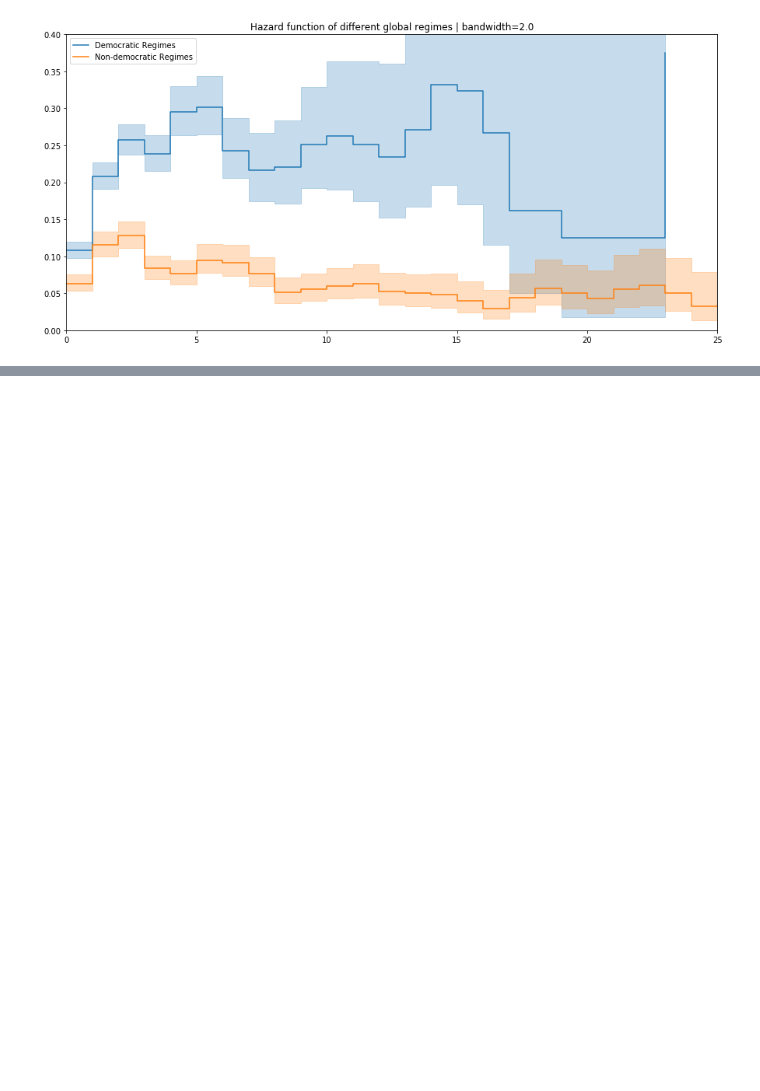
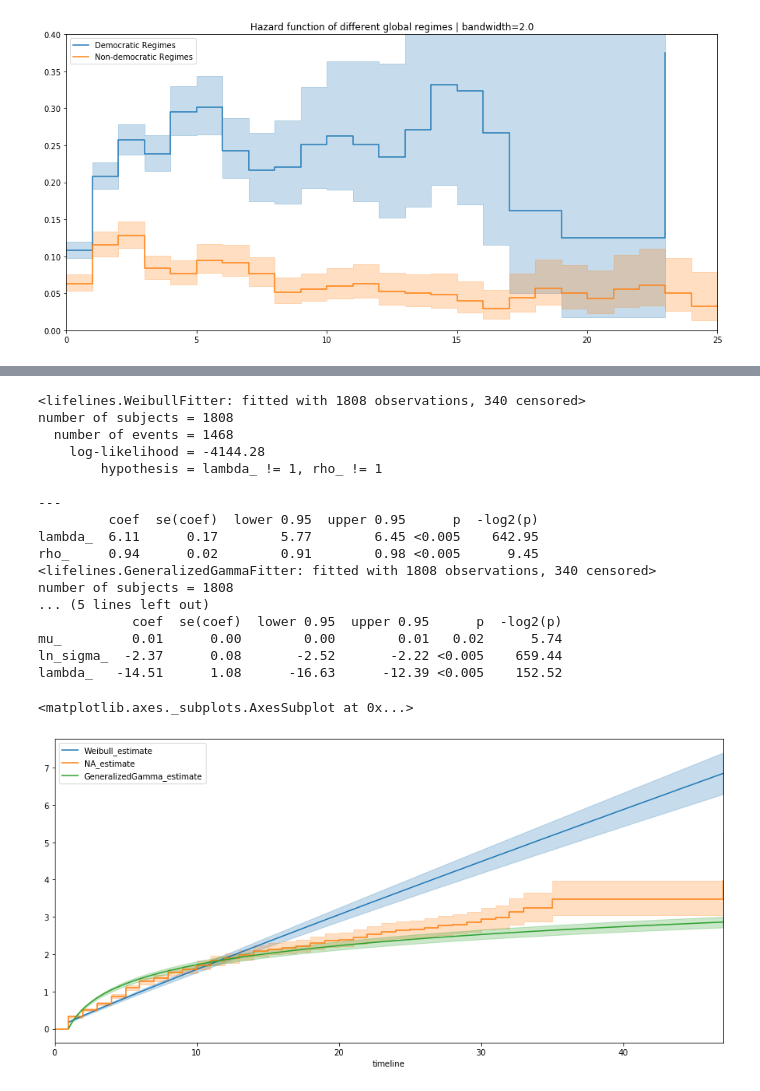
Before and after one commit to konvica/survival_analysis_demo, a Jupyter notebook: Leader_lifetime.ipynb, the cells around one changed output, grey strips where cells are left out. Saved outputs shown, nothing was run; the diff lists cells and outputs as text; code cells hidden in the pictures; blank space fills up the shorter version.

Commit message:
basic example - lifelines package

```diff
--- a/Leader_lifetime.ipynb
+++ b/Leader_lifetime.ipynb
@@ -150,0 +165,36 @@ plt.xlim(0, 25);
+# %%
+from lifelines import WeibullFitter,GeneralizedGammaFitter
+from lifelines.datasets import load_waltons
+
+
+wf = WeibullFitter().fit(T, E)
+naf= NelsonAalenFitter().fit(T,event_observed=E)
+gamma = GeneralizedGammaFitter().fit(T, E)
+
+wf.print_summary()
+gamma.print_summary()
+plt.figure()
+ax=plt.gca()
+wf.plot(ax=ax)
+naf.plot(ax=ax)
+gamma.plot(ax=ax)
+# %% [output]
+<lifelines.WeibullFitter: fitted with 1808 observations, 340 censored>
+number of subjects = 1808
+  number of events = 1468
+    log-likelihood = -4144.28
+        hypothesis = lambda_ != 1, rho_ != 1
+
+---
+         coef  se(coef)  lower 0.95  upper 0.95      p  -log2(p)
+lambda_  6.11      0.17        5.77        6.45 <0.005    642.95
+rho_     0.94      0.02        0.91        0.98 <0.005      9.45
+<lifelines.GeneralizedGammaFitter: fitted with 1808 observations, 340 censored>
+number of subjects = 1808
+... (5 lines left out)
+            coef  se(coef)  lower 0.95  upper 0.95      p  -log2(p)
+mu_         0.01      0.00        0.00        0.01   0.02      5.74
+ln_sigma_  -2.37      0.08       -2.52       -2.22 <0.005    659.44
+lambda_   -14.51      1.08      -16.63      -12.39 <0.005    152.52
+<matplotlib.axes._subplots.AxesSubplot at 0x...>
+[figure, added]
```
Also changed, not shown: parts of 14 cells of this notebook, 1 other file.
